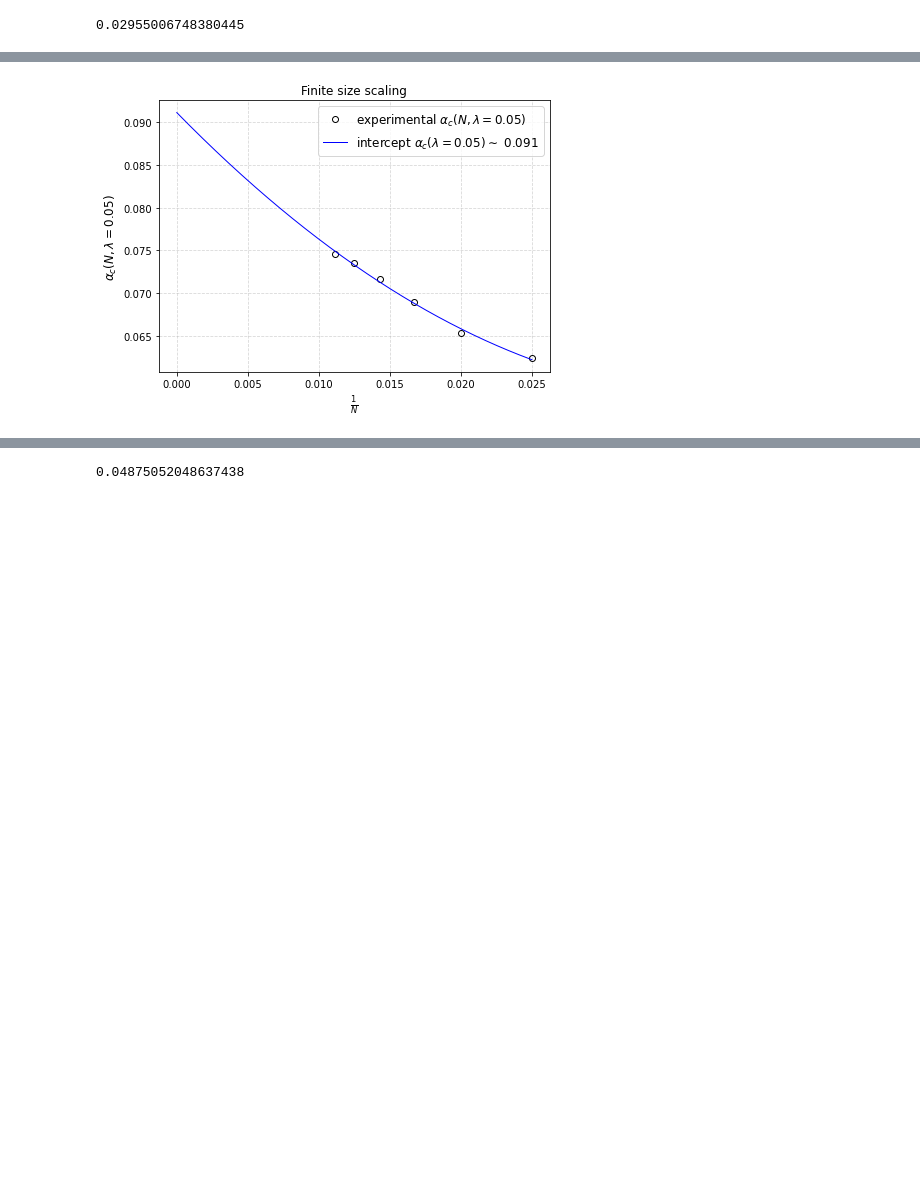
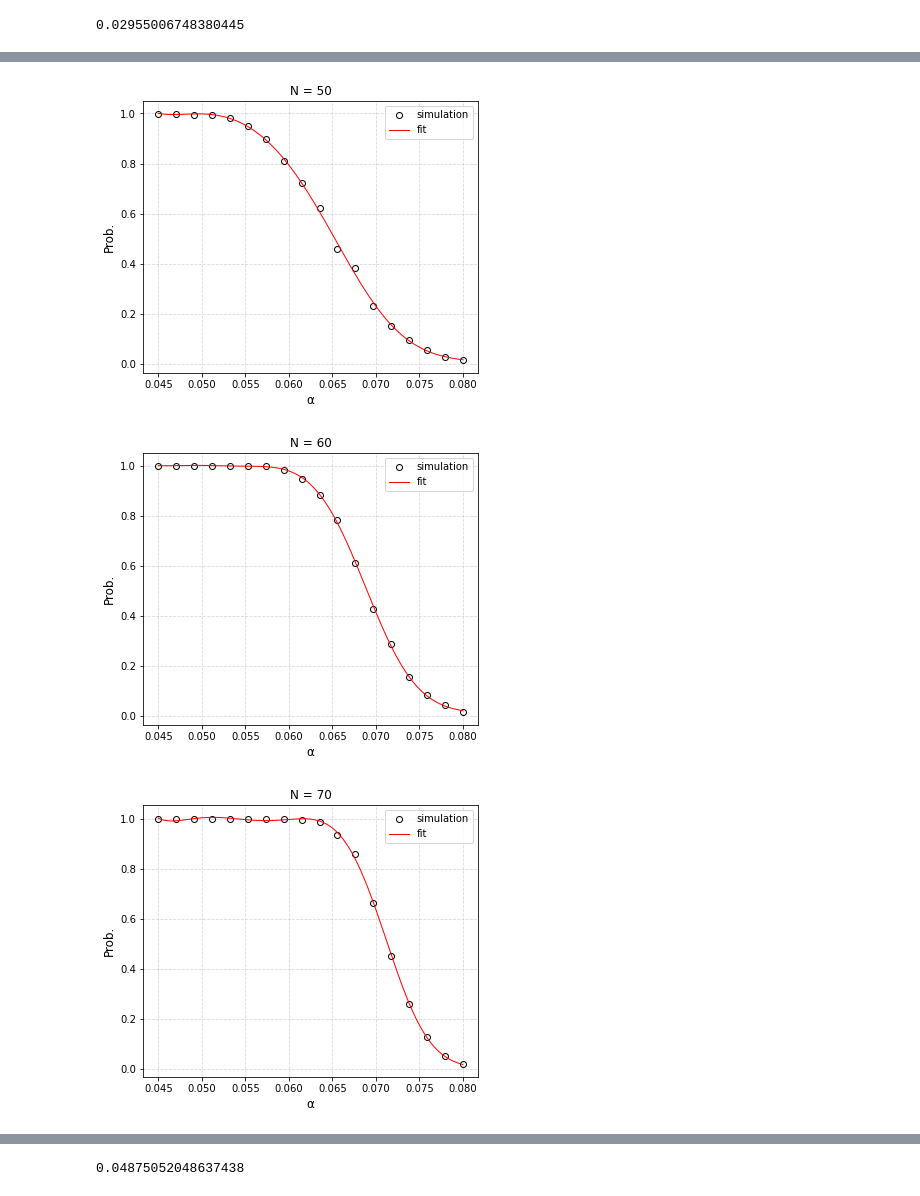
Before and after one commit to lorenzomancini1/Hopfield_Model, a Jupyter notebook: src/Modern Hopfield/binary/Phase_Diagram/notebooks/analysis_of_alpha_c.ipynb, the cells around one changed output, grey strips where cells are left out. Drawn from its saved outputs; the diff is of its cells as text; code cells hidden in the pictures; blank space fills up the shorter version.

```diff
--- a/src/Modern Hopfield/binary/Phase_Diagram/notebooks/analysis_of_alpha_c.ipynb
+++ b/src/Modern Hopfield/binary/Phase_Diagram/notebooks/analysis_of_alpha_c.ipynb
@@ -37,7 +37,9 @@ a, b, αc004, dαc004 = fs.compute_αc(λ, NN, rootdir = "./", datadir = "julia_
 # %%
-NN = [40, 50, 60, 70, 80, 90]
+NN = [50, 60, 70, 80, 90]
 λ = 0.05
 a, b, αc005, dαc005 = fs.compute_αc(λ, NN, rootdir = "./", datadir = "julia_data",
-              plot_prob= False, plot_scaling=True, x_guess = 0.065, d0 = 6)
+              plot_prob= True, plot_scaling=True, x_guess = 0.065, d0 = 6)
 # %% [output]
-[figure, old version]
+[figure, new version]
+[figure, added]
+[figure, added]
```
Also changed, not shown: parts of 14 cells of this notebook.
